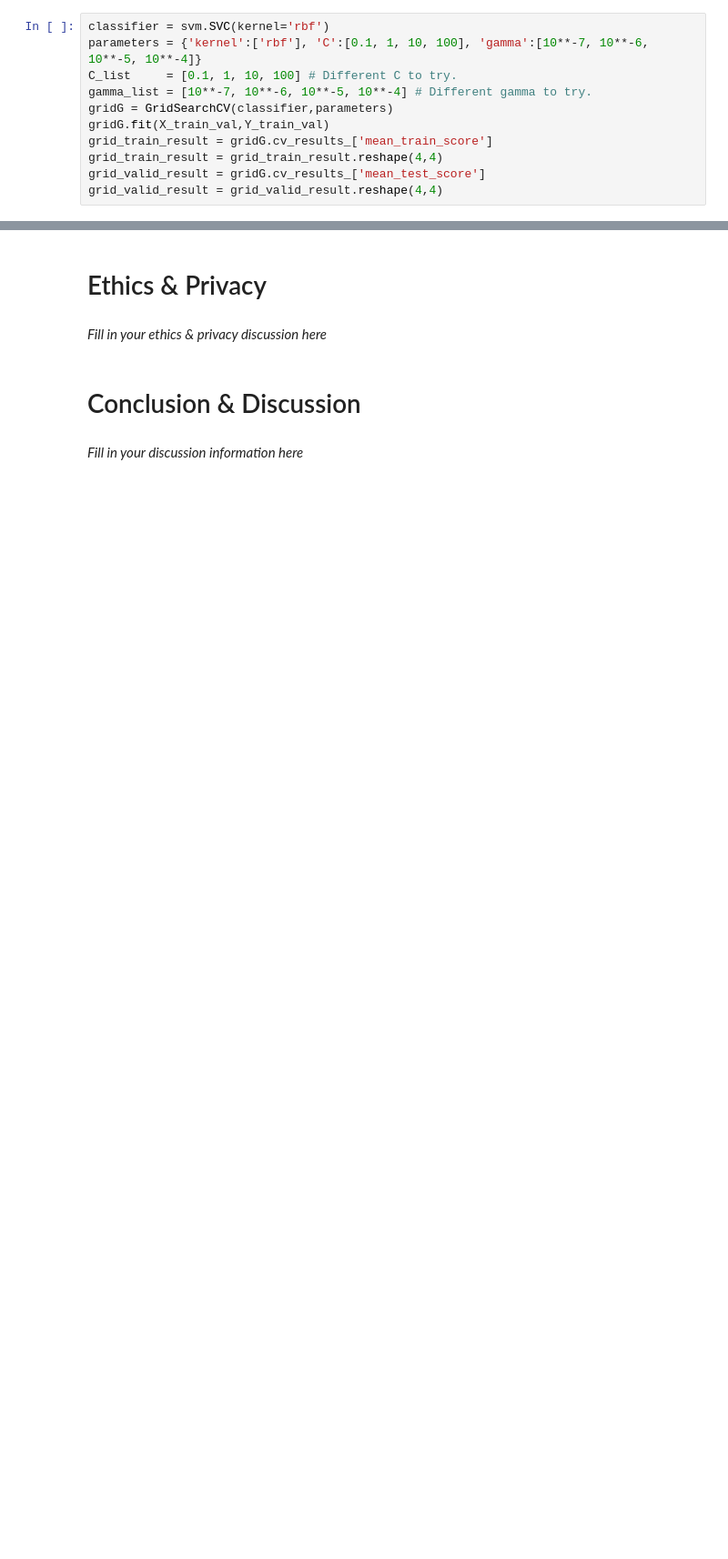
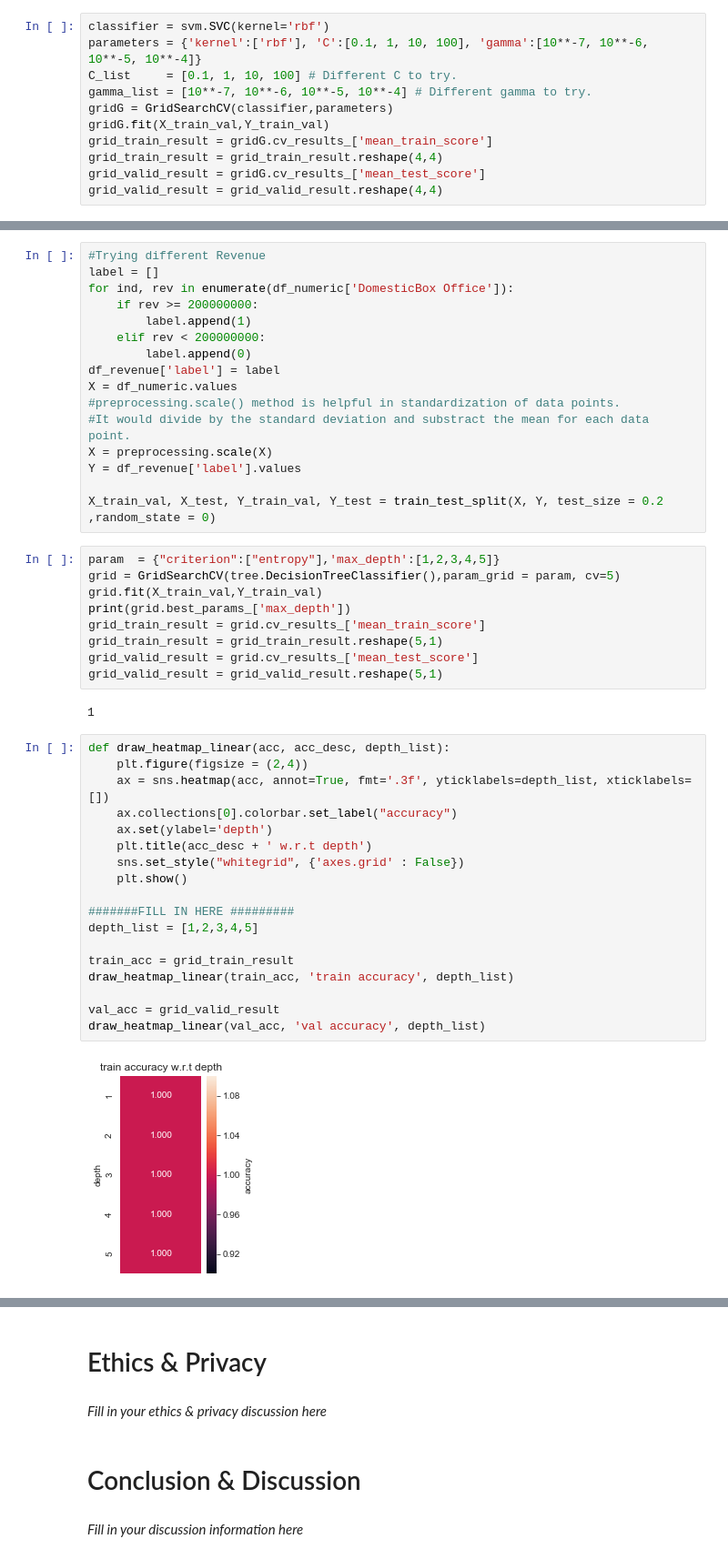
Before and after one commit to SephalTheX/Corollators, a Jupyter notebook: FinalProject.ipynb, the cells around one changed output, grey strips where cells are left out. Shown: that part at 91% size. Drawn from its saved outputs; the diff is of its cells as text; blank space fills up the shorter version.

```diff
--- a/FinalProject.ipynb
+++ b/FinalProject.ipynb
@@ -641,0 +662,47 @@ print(test_acc)
+# %%
+#Trying different Revenue
+label = []
+for ind, rev in enumerate(df_numeric['DomesticBox Office']):
+    if rev >= 200000000:
+        label.append(1)
+    elif rev < 200000000:
+        label.append(0)
+df_revenue['label'] = label
+X = df_numeric.values
+#preprocessing.scale() method is helpful in standardization of data points.
+#It would divide by the standard deviation and substract the mean for each data point.
+X = preprocessing.scale(X)
+Y = df_revenue['label'].values
+
+X_train_val, X_test, Y_train_val, Y_test = train_test_split(X, Y, test_size = 0.2 ,random_state = 0)
+# %%
+param  = {"criterion":["entropy"],'max_depth':[1,2,3,4,5]}
+grid = GridSearchCV(tree.DecisionTreeClassifier(),param_grid = param, cv=5)
+grid.fit(X_train_val,Y_train_val)
+print(grid.best_params_['max_depth'])
+grid_train_result = grid.cv_results_['mean_train_score']
+grid_train_result = grid_train_result.reshape(5,1)
+grid_valid_result = grid.cv_results_['mean_test_score']
+grid_valid_result = grid_valid_result.reshape(5,1)
+# %% [output]
+1
+# %%
+def draw_heatmap_linear(acc, acc_desc, depth_list):
+    plt.figure(figsize = (2,4))
+    ax = sns.heatmap(acc, annot=True, fmt='.3f', yticklabels=depth_list, xticklabels=[])
+    ax.collections[0].colorbar.set_label("accuracy")
+    ax.set(ylabel='depth')
+    plt.title(acc_desc + ' w.r.t depth')
+    sns.set_style("whitegrid", {'axes.grid' : False})
+    plt.show()
+
+#######FILL IN HERE #########
+depth_list = [1,2,3,4,5]
+
+train_acc = grid_train_result
+draw_heatmap_linear(train_acc, 'train accuracy', depth_list)
+
+val_acc = grid_valid_result
+draw_heatmap_linear(val_acc, 'val accuracy', depth_list)
+# %% [output]
+[figure, added]
```
Also changed, not shown: parts of 13 cells of this notebook.
